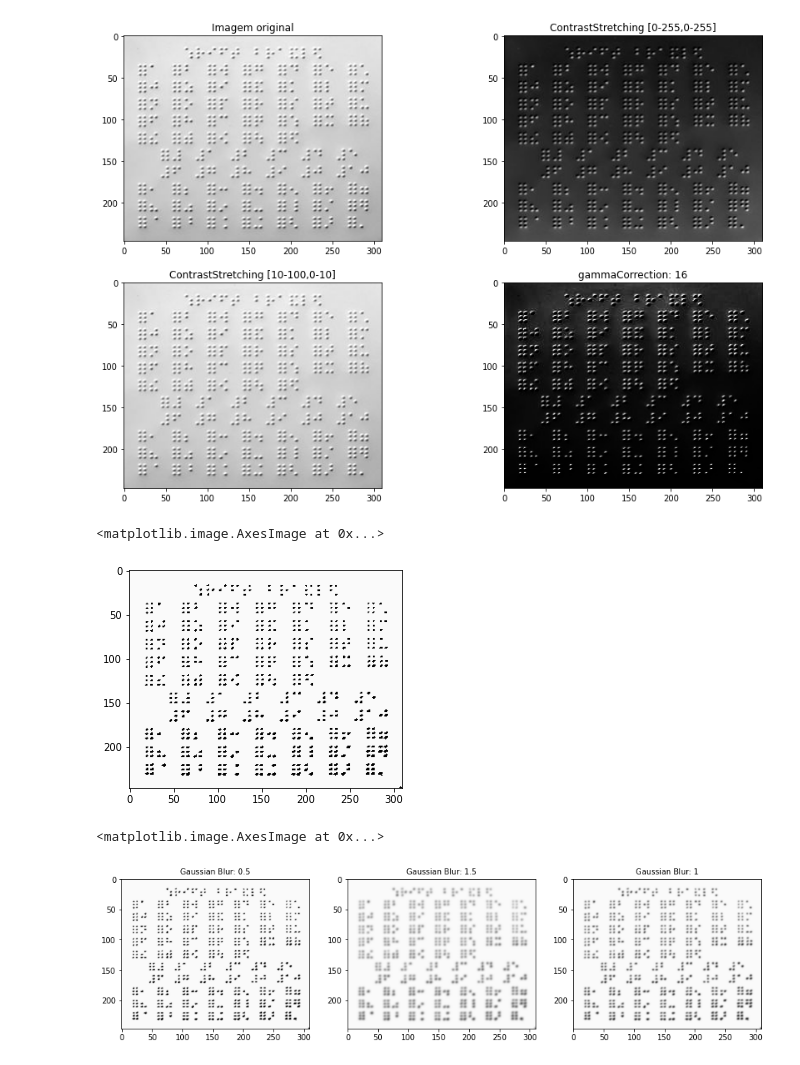
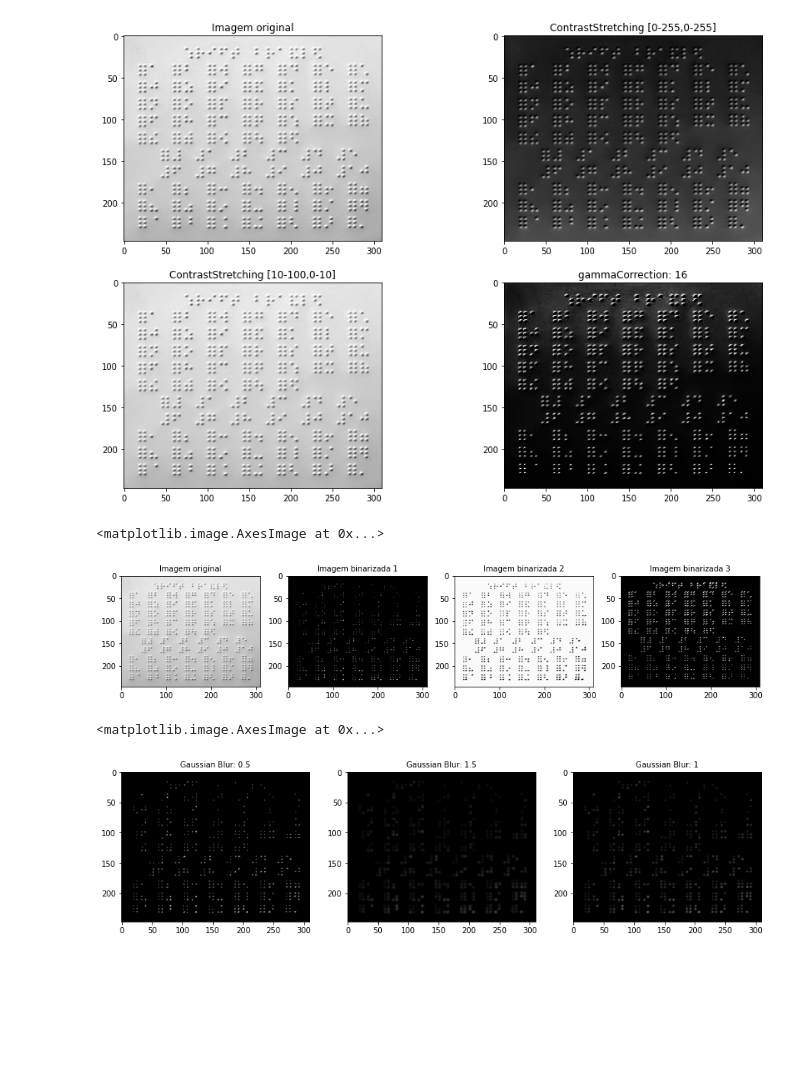
Before and after one commit to code-coffee-ufcg/braillingo-backend, a Jupyter notebook: Preprocessing/Pre-processamento.ipynb, the cells around one changed output. Cells and saved outputs as stored; diff of their text form; code cells hidden in the pictures; blank space fills up the shorter version.

```diff
--- a/Preprocessing/Pre-processamento.ipynb
+++ b/Preprocessing/Pre-processamento.ipynb
@@ -50,13 +51,25 @@ Text(0.5, 1.0, 'gammaCorrection: 16')
 # %%
 
 #Fazendo binarização da imagem de entrada (recebida em tons de cinza)
 
-th, im_th = cv2.threshold(img_in, 160, 250, cv2.THRESH_BINARY)
+th, im_th = cv2.threshold(g1, 160, 250, cv2.THRESH_BINARY)
 
-plt.imshow(im_th)
+th, im_th2 = cv2.threshold(g, 145, 250, cv2.THRESH_BINARY)
+
+th, im_th3 = cv2.threshold(g3, 110, 255, cv2.THRESH_BINARY)
+
+figure, axs = plt.subplots(nrows = 1, ncols = 4, figsize=(15, 15))
+axs[0].set_title("Imagem original", size = 10)
+axs[0].imshow(img_in)
+axs[1].set_title("Imagem binarizada 1", size = 10)
+axs[1].imshow(im_th)
+axs[2].set_title("Imagem binarizada 2", size = 10)
+axs[2].imshow(im_th2)
+axs[3].set_title("Imagem binarizada 3", size = 10)
+axs[3].imshow(im_th3)
 # %% [output]
 <matplotlib.image.AxesImage at 0x...>
-[figure, old version]
+[figure, new version]
 # %%
 #Piorando imagens para maior aguçamento na classificação
 nsize=21
@@ -76,7 +89,7 @@ axs[2].set_title("Gaussian Blur: 1",fontsize= 10)
 axs[2].imshow(im_out3,vmin=im_out3.min(),vmax=im_out3.max())
 # %% [output]
 <matplotlib.image.AxesImage at 0x...>
-[figure, old version]
+[figure, new version]
 # %%
 #Piorando imagens para maior aguçamento na classificação
 f = img_in
```
Also changed, not shown: parts of 2 cells of this notebook, 3 other files.
